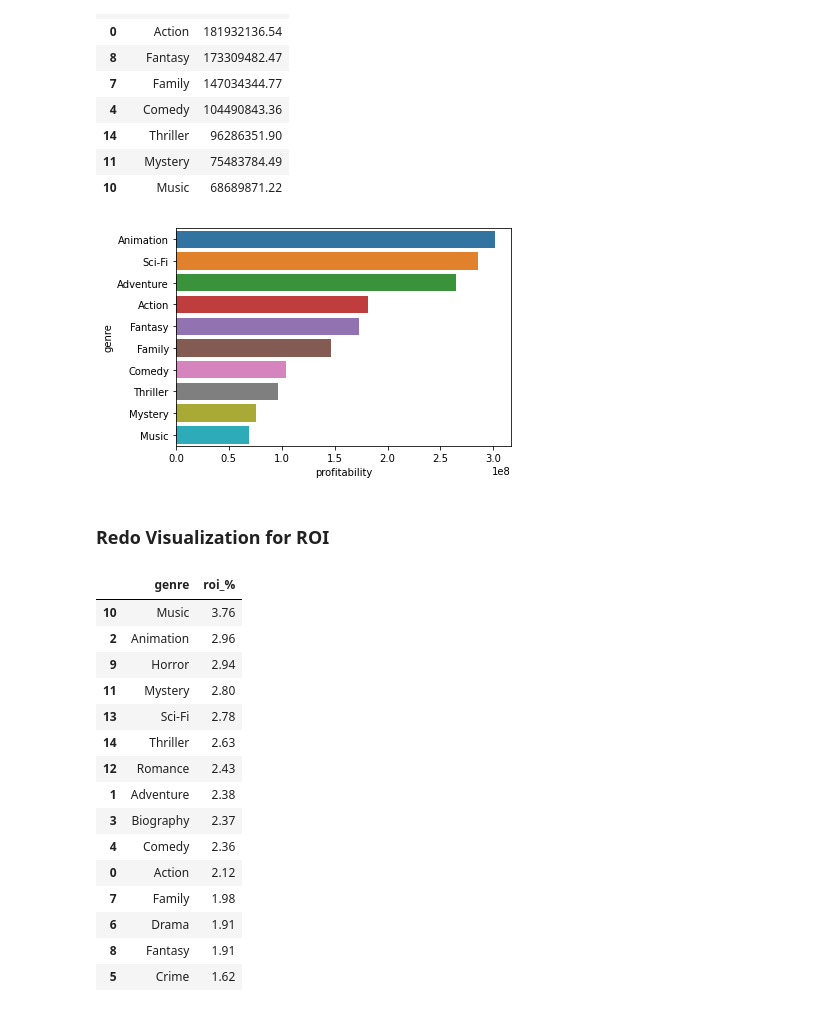
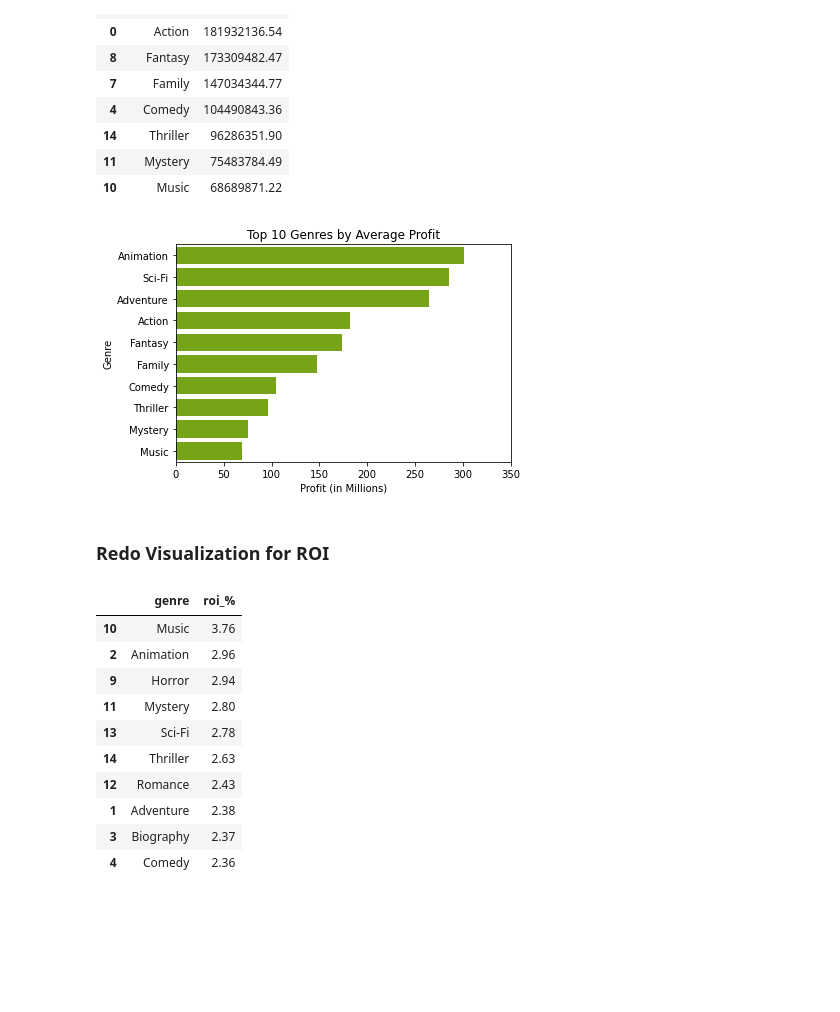
Before and after one commit to learn-co-curriculum/dsc-phase-1-project-v2-4, a Jupyter notebook: notebooks/genres_vs_boxoffice.ipynb, the cells around one changed output. Cells and saved outputs as stored; diff of their text form; code cells hidden in the pictures; blank space fills up the shorter version.

```diff
--- a/notebooks/genres_vs_boxoffice.ipynb
+++ b/notebooks/genres_vs_boxoffice.ipynb
@@ -23,7 +34,7 @@ zippedData
 # %%
 # load in the datasets
-df_all_data = pd.read_csv('./data/all_data.csv', index_col=0)
-df_movie_info = pd.read_csv('./data/movie_info_budget.csv', index_col=0)
+df_all_data = pd.read_csv('../data/all_data.csv', index_col=0)
+df_movie_info = pd.read_csv('../data/movie_info_budget.csv', index_col=0)
 # %% [markdown]
 ### Now it's time to take a look at both data frames
 # %%
@@ -637,30 +659,38 @@ profit_top_10
 | 14 | Thriller | 96286351.90 |
 | 11 | Mystery | 75483784.49 |
 | 10 | Music | 68689871.22 |
-# %%
-# Plotting a horizontal bar chart
-sns.barplot(data=profit_top_10, y='genre', x='profitability', orient='h');
-# %% [output]
-[figure, removed]
+# %%
+# Plotting a horizontal bar chart
+plot = sns.barplot(data=profit_top_10, y='genre', x='profitability', orient='h', color='#7FBA00');
+
+# title and axis labels
+plot.set_title("Top 10 Genres by Average Profit")
+plot.set_xlabel("Profit (in Millions)")
+plot.set_ylabel("Genre")
+
+# This changes the tick labels to show in millions (ex. 50,000,000 -> 50)
+x_tick_labels = ['{:,.0f}'.format(x) for x in plot.get_xticks()/1000000]
+plot.set_xticks(plot.get_xticks().tolist())
+plot.set_xticklabels(x_tick_labels);
+
+# save plot as jpg
+plt.savefig('../Images/Top 10 Genres by Average Profit.jpg', dpi=400, bbox_inches='tight')
+# %% [output]
+[figure, added]
 # %% [markdown]
 ### Redo Visualization for ROI
 # %%
-roi_top_10 = most_genres[['genre', 'roi_%']].nlargest(20,'roi_%')
+roi_top_10 = most_genres[['genre', 'roi_%']].nlargest(10,'roi_%')
 roi_top_10
 # %% [output]
 |  | genre | roi_% |
 | 10 | Music | 3.76 |
 | 2 | Animation | 2.96 |
 | 9 | Horror | 2.94 |
 | 11 | Mystery | 2.80 |
 | 13 | Sci-Fi | 2.78 |
 | 14 | Thriller | 2.63 |
 | 12 | Romance | 2.43 |
 | 1 | Adventure | 2.38 |
 | 3 | Biography | 2.37 |
 | 4 | Comedy | 2.36 |
-| 0 | Action | 2.12 |
-| 7 | Family | 1.98 |
-| 6 | Drama | 1.91 |
-| 8 | Fantasy | 1.91 |
-| 5 | Crime | 1.62 |
```
Also changed, not shown: parts of 26 cells of this notebook, 4 other files.
